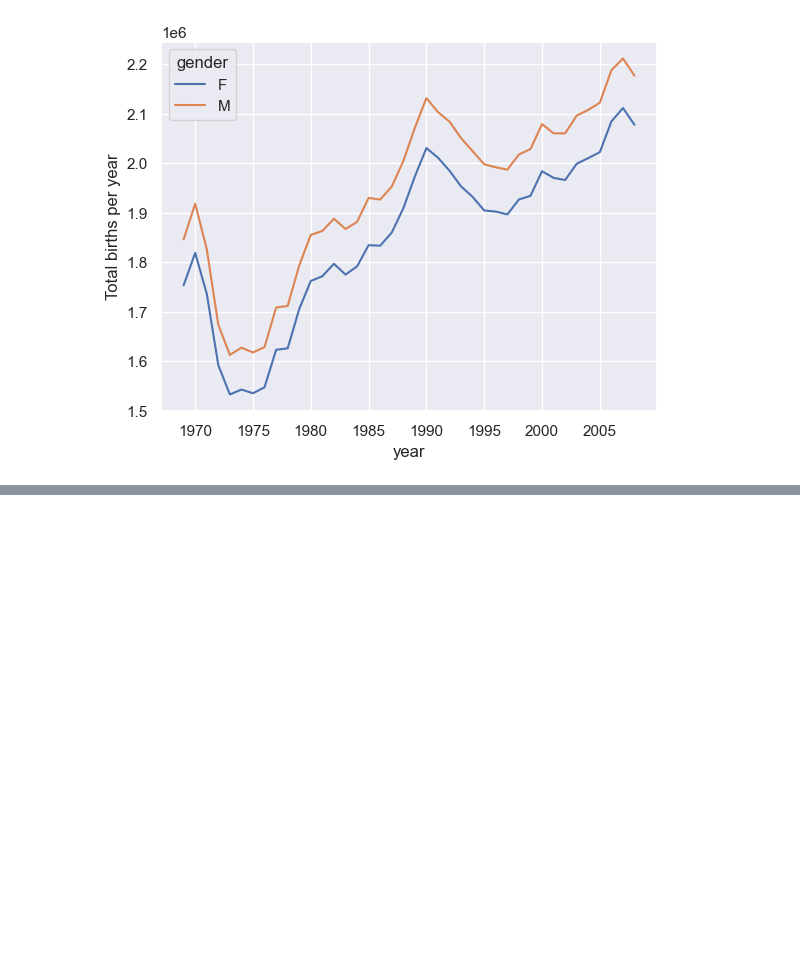
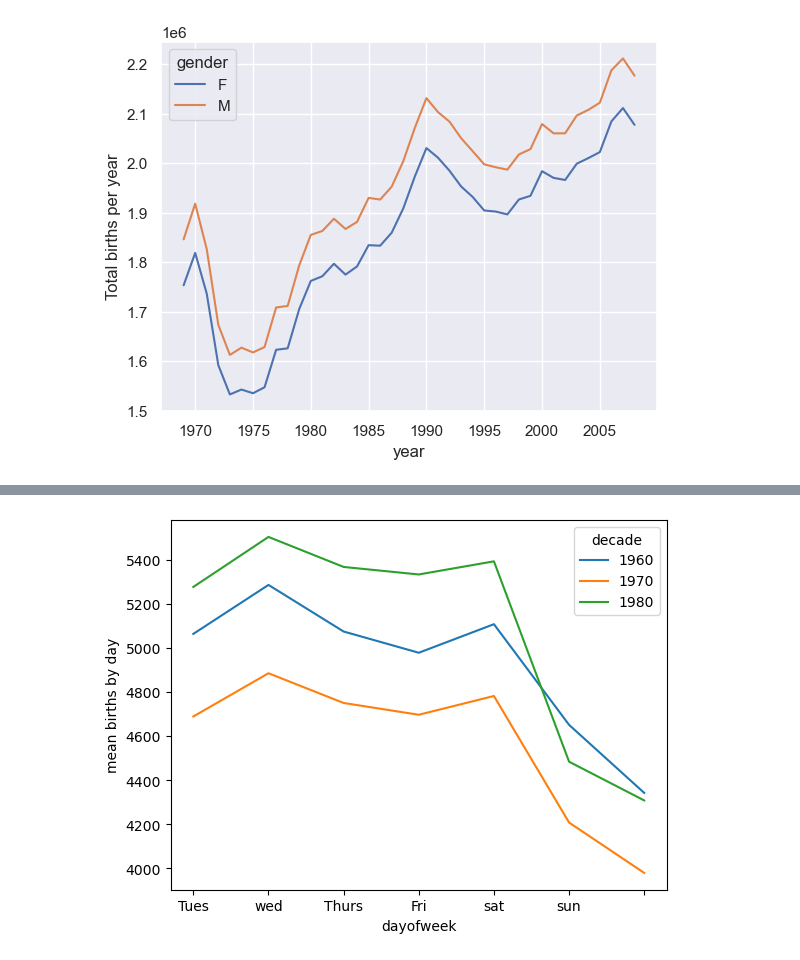
Before and after one commit to saiful-soft-dev/jupyter_project, a Jupyter notebook: USA Holiday's Birth .ipynb, the cells around one changed output, grey strips where cells are left out. Saved outputs shown, nothing was run; the diff lists cells and outputs as text; code cells hidden in the pictures; blank space fills up the shorter version.

Commit message:
Add plot of dayofweek births

```diff
--- a/USA Holiday's Birth .ipynb
+++ b/USA Holiday's Birth .ipynb
@@ -61,0 +93,3 @@ plt.show()
+# %%
+births['day']=births['day'].astype(int)
+births.head()
@@ -61,0 +103,3 @@ plt.show()
+# %%
+births['day']=births['day'].astype(int)
+births.tail()
@@ -61,0 +122,4 @@ plt.show()
+# %%
+births.index=pd.to_datetime(10000*births.year+100*births.month+births.day,format='%Y%m%d')
+births['dayofweek']=births.index.dayofweek
+births
@@ -61,0 +172,3 @@ plt.show()
+# %%
+births['decade']=10*(births['year']//10)
+births.head()
@@ -61,0 +182,9 @@ plt.show()
+# %%
+import matplotlib.pyplot as plt
+import matplotlib as mpl
+births.pivot_table('births',index='dayofweek',columns='decade',aggfunc='mean').plot()
+plt.gca().set_xticklabels(['Mon','Tues','wed','Thurs','Fri','sat','sun'])
+plt.ylabel('mean births by day')
+plt.show()
+# %% [output]
+[figure, added]
```
Also changed, not shown: parts of 15 cells of this notebook.
